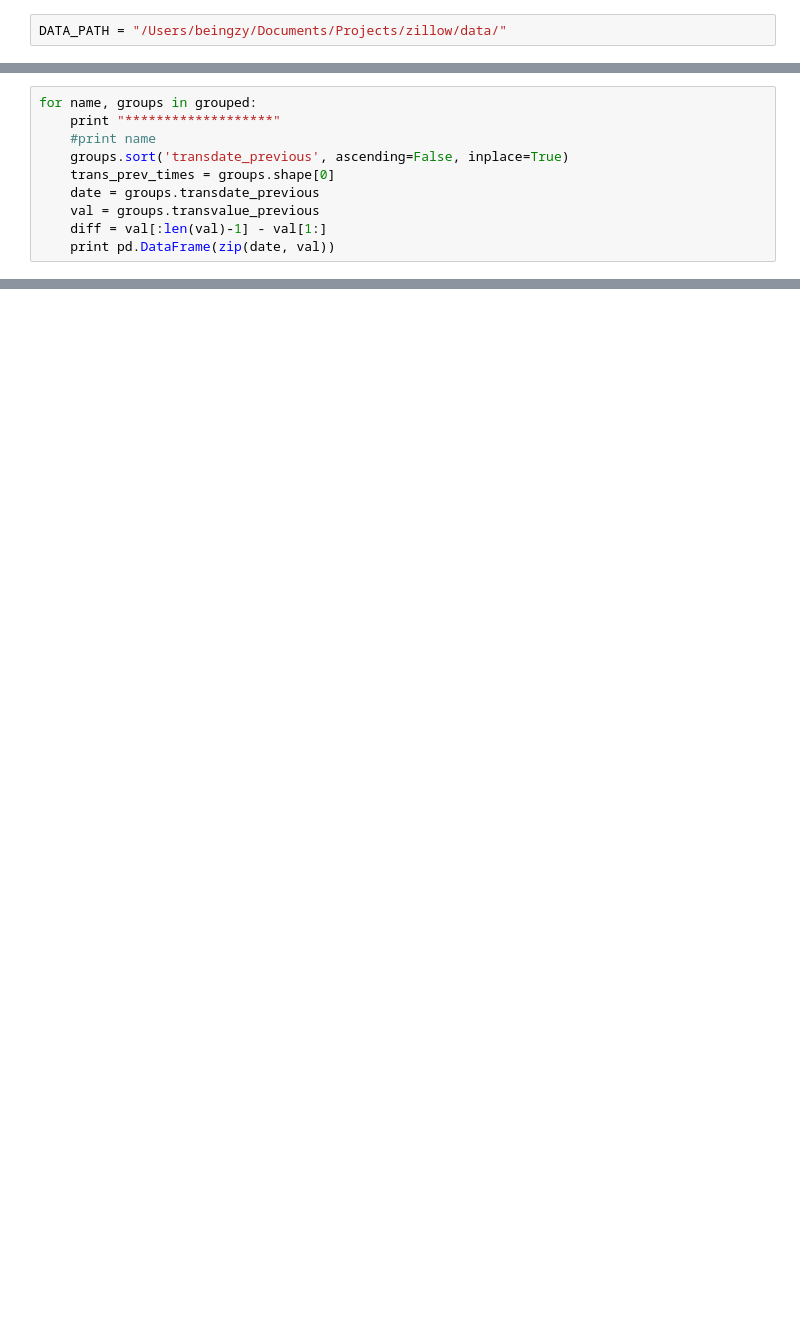
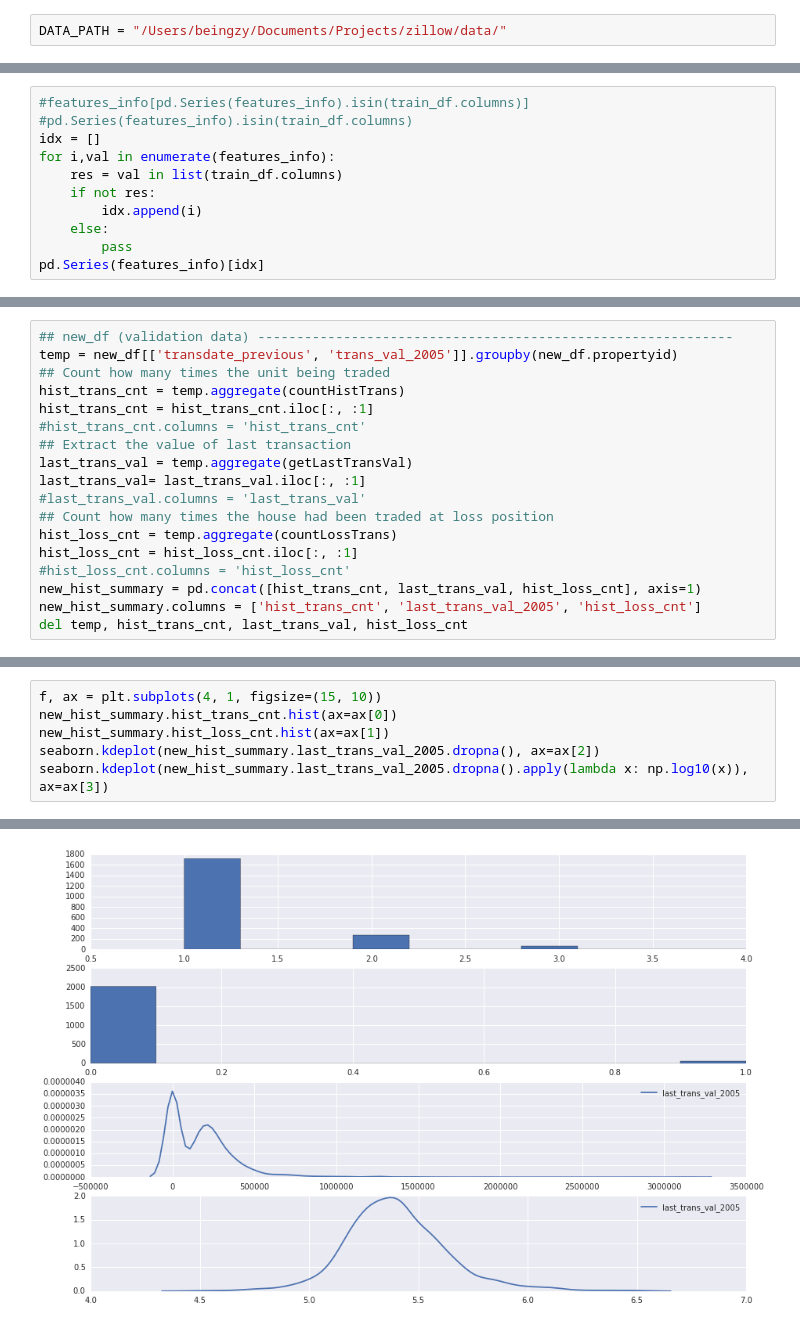
Before and after one commit to beingzy/AVM, a Jupyter notebook: dataProcess.ipynb, the cells around one changed output, grey strips where cells are left out. Drawn from its saved outputs; the diff is of its cells as text; blank space fills up the shorter version.

Commit message:
Complete historical transaction data aggregation

```diff
--- a/dataProcess.ipynb
+++ b/dataProcess.ipynb
@@ -54,10 +15,0 @@ grouped = dup_train[exam_features].groupby('propertyid').apply(count())
-# %%
-for name, groups in grouped:
-    print "*******************"
-    #print name
-    groups.sort('transdate_previous', ascending=False, inplace=True)
-    trans_prev_times = groups.shape[0]
-    date = groups.transdate_previous
-    val = groups.transvalue_previous
-    diff = val[:len(val)-1] - val[1:]
-    print pd.DataFrame(zip(date, val))
@@ -181,0 +84,11 @@ x
+# %%
+#features_info[pd.Series(features_info).isin(train_df.columns)]
+#pd.Series(features_info).isin(train_df.columns)
+idx = []
+for i,val in enumerate(features_info):
+    res = val in list(train_df.columns)
+    if not res:
+        idx.append(i)
+    else:
+        pass
+pd.Series(features_info)[idx]
@@ -181,0 +166,18 @@ x
+# %%
+## new_df (validation data) -------------------------------------------------------------
+temp = new_df[['transdate_previous', 'trans_val_2005']].groupby(new_df.propertyid)
+## Count how many times the unit being traded
+hist_trans_cnt = temp.aggregate(countHistTrans)
+hist_trans_cnt = hist_trans_cnt.iloc[:, :1]
+#hist_trans_cnt.columns = 'hist_trans_cnt'
+## Extract the value of last transaction
+last_trans_val = temp.aggregate(getLastTransVal)
+last_trans_val= last_trans_val.iloc[:, :1]
+#last_trans_val.columns = 'last_trans_val'
+## Count how many times the house had been traded at loss position
+hist_loss_cnt = temp.aggregate(countLossTrans)
+hist_loss_cnt = hist_loss_cnt.iloc[:, :1]
+#hist_loss_cnt.columns = 'hist_loss_cnt'
+new_hist_summary = pd.concat([hist_trans_cnt, last_trans_val, hist_loss_cnt], axis=1)
+new_hist_summary.columns = ['hist_trans_cnt', 'last_trans_val_2005', 'hist_loss_cnt']
+del temp, hist_trans_cnt, last_trans_val, hist_loss_cnt
@@ -181,0 +193,7 @@ x
+# %%
+f, ax = plt.subplots(4, 1, figsize=(15, 10))
+new_hist_summary.hist_trans_cnt.hist(ax=ax[0])
+new_hist_summary.hist_loss_cnt.hist(ax=ax[1])
+seaborn.kdeplot(new_hist_summary.last_trans_val_2005.dropna(), ax=ax[2])
+seaborn.kdeplot(new_hist_summary.last_trans_val_2005.dropna().apply(lambda x: np.log10(x)), ax=ax[3])
+# %% [output]
@@ -181,0 +201 @@ x
+[figure, added]
```
Also changed, not shown: parts of 37 cells of this notebook.
